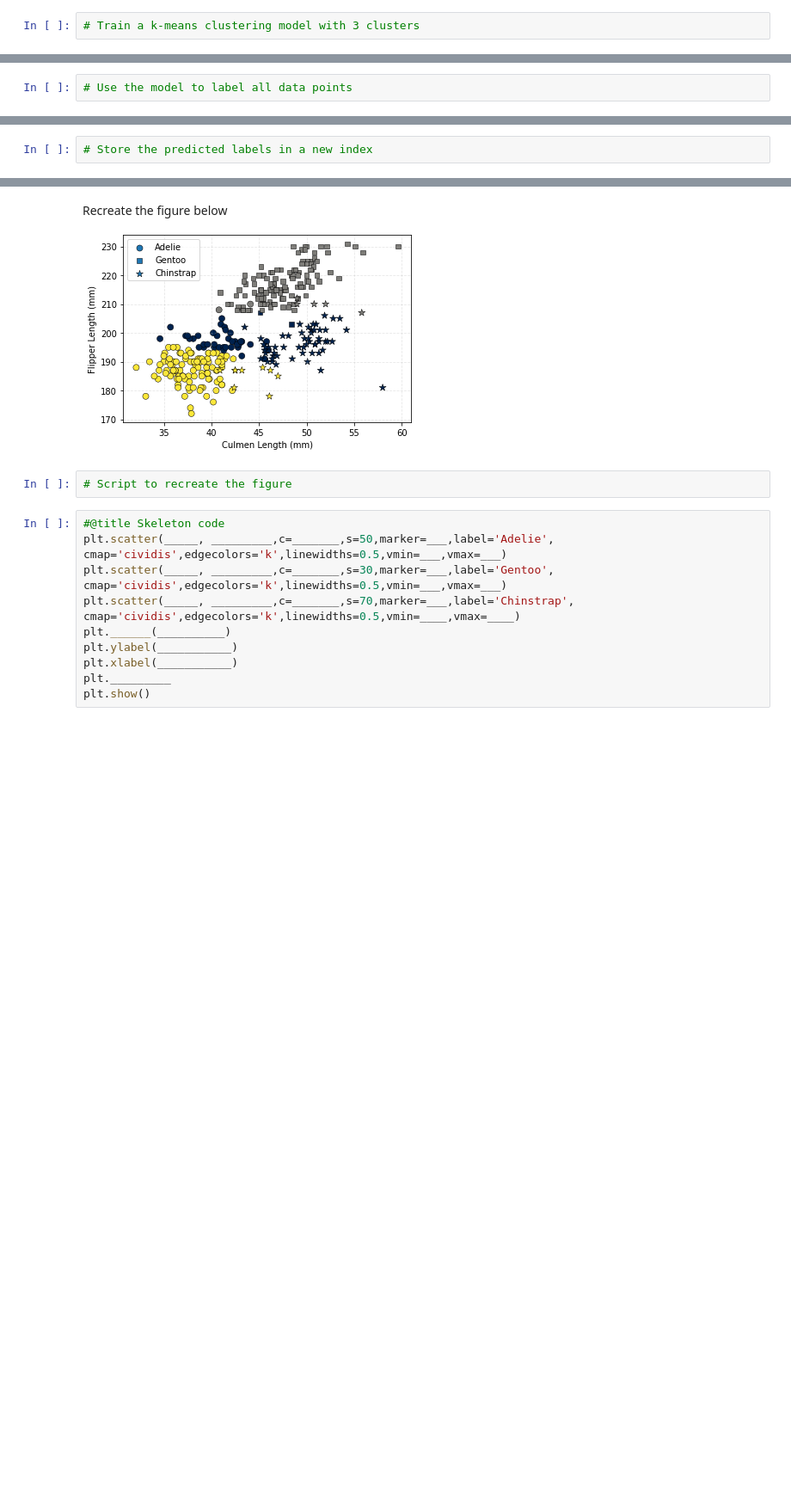
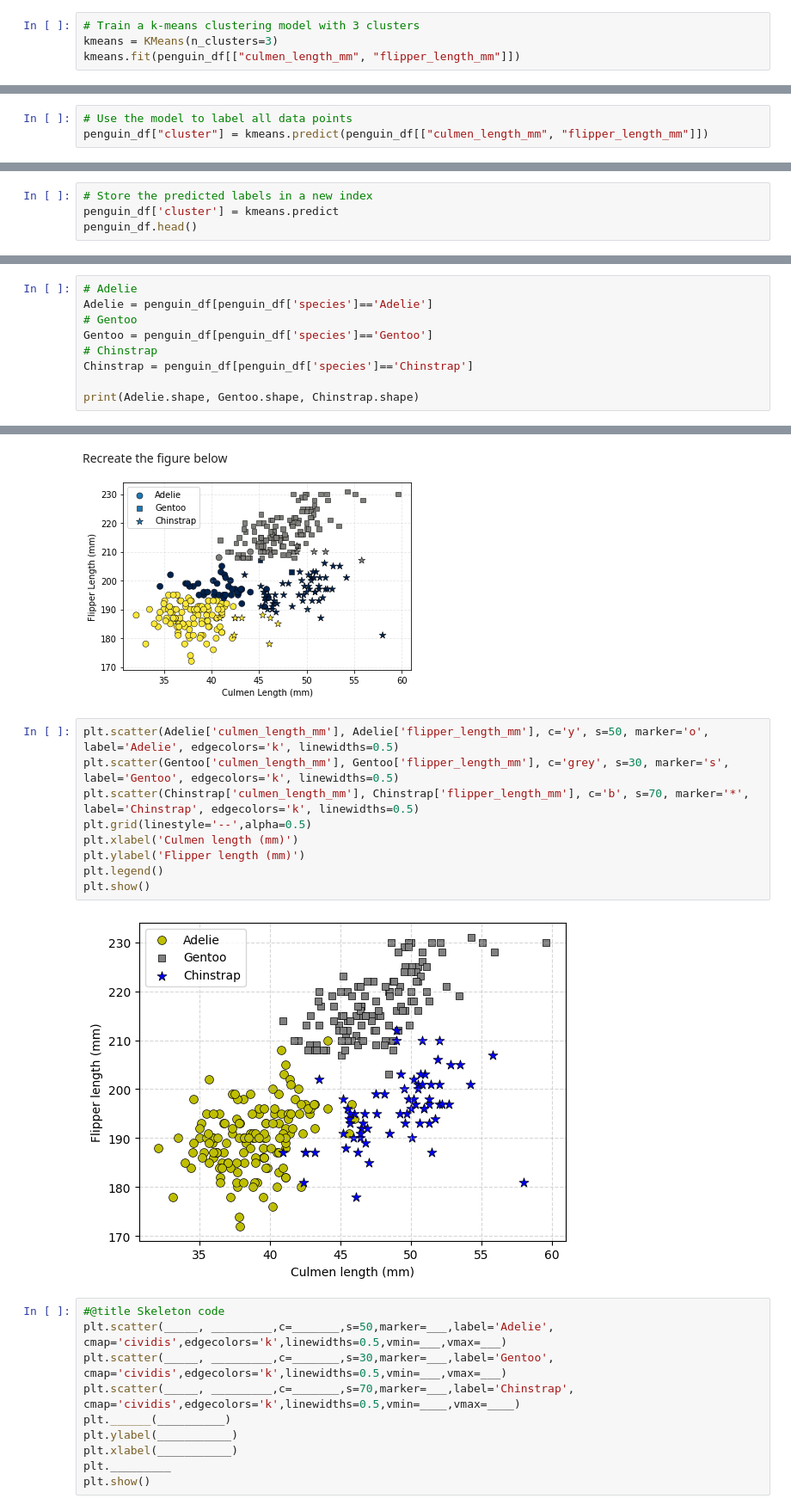
Before and after one commit to Lipow17/2024_Intro_Python, a Jupyter notebook: W4_S1.ipynb, the cells around one changed output, grey strips where cells are left out. Shown at 86% size. Saved outputs shown, nothing was run; the diff lists cells and outputs as text; blank space fills up the shorter version.

```diff
--- a/W4_S1.ipynb
+++ b/W4_S1.ipynb
@@ -277,3 +282,5 @@ Based on the silhouette and elbow analysis, it seems the either 2 or 3 clusters
 ### Q4: Perform KMeans clustering with 3 clusters
 # %%
 # Train a k-means clustering model with 3 clusters
+kmeans = KMeans(n_clusters=3)
+kmeans.fit(penguin_df[["culmen_length_mm", "flipper_length_mm"]])
@@ -280,2 +289,3 @@ Based on the silhouette and elbow analysis, it seems the either 2 or 3 clusters
 # %%
 # Use the model to label all data points
+penguin_df["cluster"] = kmeans.predict(penguin_df[["culmen_length_mm", "flipper_length_mm"]])
@@ -293,3 +309,5 @@ Now, our penguin dataset is labelled. So we can compare our clustering results w
 First store the predicted labels in the pandas dataframe
 # %%
 # Store the predicted labels in a new index
+penguin_df['cluster'] = kmeans.predict
+penguin_df.head()
@@ -306,0 +331,9 @@ Then extract the culmen_length_mm and flipper_length_mm of the three penguin cat
+# %%
+# Adelie
+Adelie = penguin_df[penguin_df['species']=='Adelie']
+# Gentoo
+Gentoo = penguin_df[penguin_df['species']=='Gentoo']
+# Chinstrap
+Chinstrap = penguin_df[penguin_df['species']=='Chinstrap']
+
+print(Adelie.shape, Gentoo.shape, Chinstrap.shape)
@@ -308,8 +343,17 @@ Then extract the culmen_length_mm and flipper_length_mm of the three penguin cat
 Recreate the figure below
 
 ![plot3.png](embedded-picture-1)
-# %%
-# Script to recreate the figure
+# %%
+plt.scatter(Adelie['culmen_length_mm'], Adelie['flipper_length_mm'], c='y', s=50, marker='o', label='Adelie', edgecolors='k', linewidths=0.5)
+plt.scatter(Gentoo['culmen_length_mm'], Gentoo['flipper_length_mm'], c='grey', s=30, marker='s', label='Gentoo', edgecolors='k', linewidths=0.5)
+plt.scatter(Chinstrap['culmen_length_mm'], Chinstrap['flipper_length_mm'], c='b', s=70, marker='*', label='Chinstrap', edgecolors='k', linewidths=0.5)
+plt.grid(linestyle='--',alpha=0.5)
+plt.xlabel('Culmen length (mm)')
+plt.ylabel('Flipper length (mm)')
+plt.legend()
+plt.show()
+# %% [output]
+[figure, added]
 # %%
 #@title Skeleton code
 plt.scatter(_____, _________,c=_______,s=50,marker=___,label='Adelie', cmap='cividis',edgecolors='k',linewidths=0.5,vmin=___,vmax=___)
```
Also changed, not shown: parts of 11 cells of this notebook.
